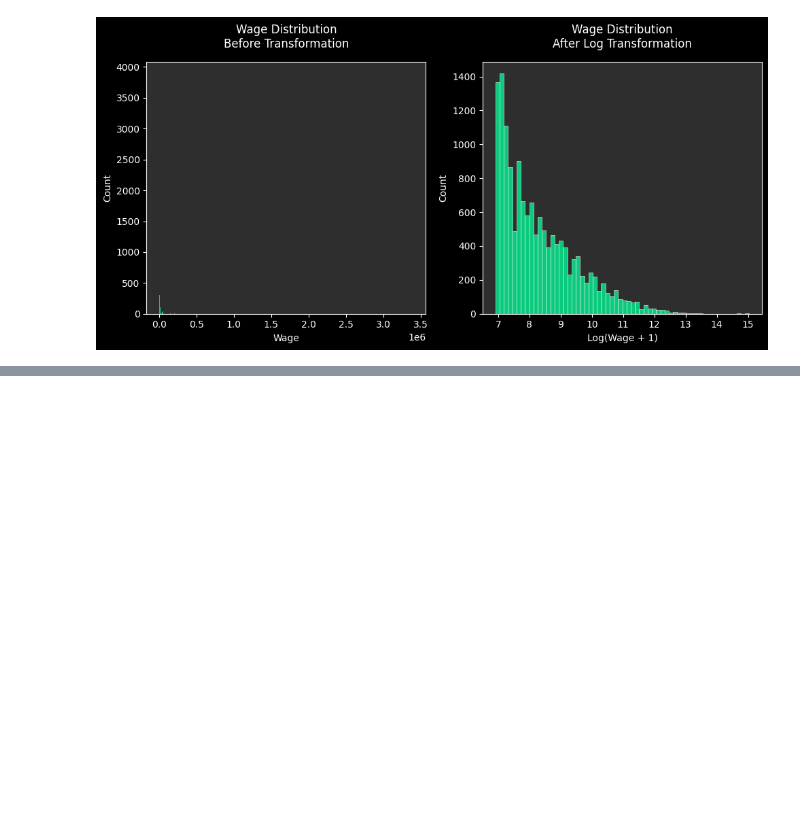
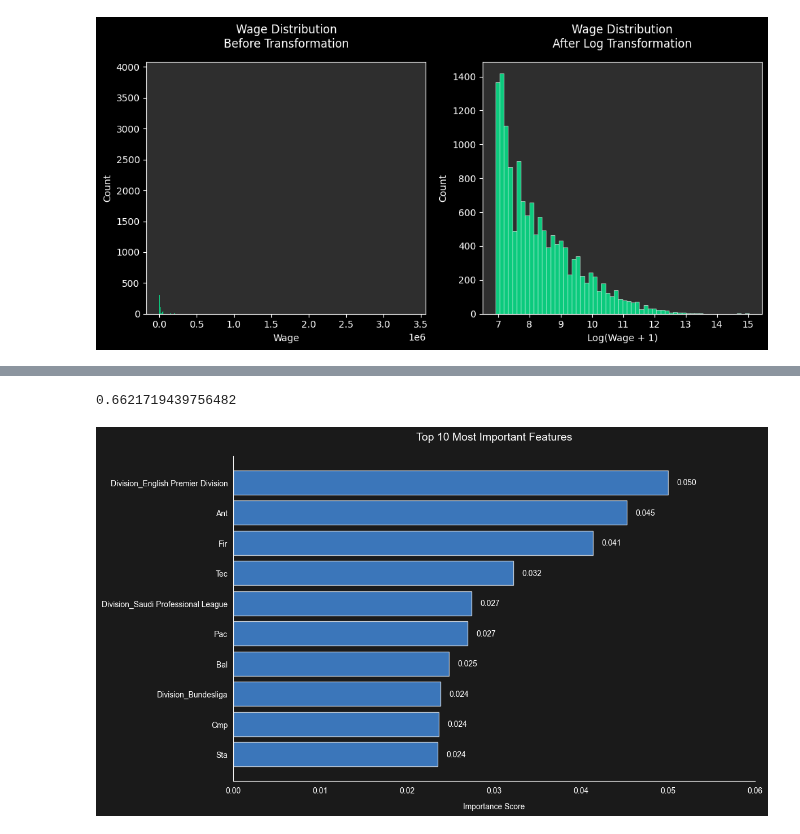
Before and after one commit to louis-porter/football-analytics, a Jupyter notebook: models/wage-prediction-model/xgboost_wage_prediction_model.ipynb, the cells around one changed output, grey strips where cells are left out. Drawn from its saved outputs; the diff is of its cells as text; code cells hidden in the pictures; blank space fills up the shorter version.

```diff
--- a/models/wage-prediction-model/xgboost_wage_prediction_model.ipynb
+++ b/models/wage-prediction-model/xgboost_wage_prediction_model.ipynb
@@ -408,2 +573,63 @@ KeyboardInterrupt:
+# %%
+train_r2_original = r2_score(y_train_original, y_train_pred_original)
+test_r2_original = r2_score(y_test_original, y_test_pred_original)
+
+test_r2_original
+# %% [output]
+0.6621719439756482
+# %%
+# Set style for dark theme
+plt.style.use('dark_background')
+plt.rcParams.update({
+   'figure.facecolor': '#1a1a1a',
+   'axes.facecolor': '#1a1a1a',
+   'savefig.facecolor': '#1a1a1a'
+})
+
+# Sort and get top 10 features
+top_10_features = importance_df.sort_values('importance', ascending=True).tail(10)
+
+# Create figure with specific size
+plt.figure(figsize=(12, 7))
+
+# Create horizontal bar plot
+bars = plt.barh(top_10_features['feature'],
+       top_10_features['importance'],
+       color='#4a9eff',
+       alpha=0.7)  # Light blue color with transparency
+
+# Customize plot
+plt.title('Top 10 Most Important Features', pad=20, fontsize=14, color='white')
+plt.xlabel('Importance Score', labelpad=10, color='white')
+
+# Style the ticks
+plt.tick_params(axis='both', colors='white')
+
+# Remove all spines
+plt.gca().spines['top'].set_visible(False)
+plt.gca().spines['right'].set_visible(False)
+
+# Remove grid
+plt.grid(False)
+
+# Add value labels on bars
+for i, bar in enumerate(bars):
+   width = bar.get_width()
+   plt.text(width + 0.001,  # Small offset from end of bar
+            bar.get_y() + bar.get_height()/2,
+            f'{width:.3f}',
+            ha='left',
+            va='center',
+            fontsize=10,
+            color='white')
+
+# Adjust layout and margins
+plt.margins(x=0.2)  # Add some space on the right for labels
+plt.tight_layout()
+
+# Show plot
+plt.show()
+# %% [output]
+[figure, added]
 # %%
 
```
Also changed, not shown: parts of 7 cells of this notebook, 2 other files.
